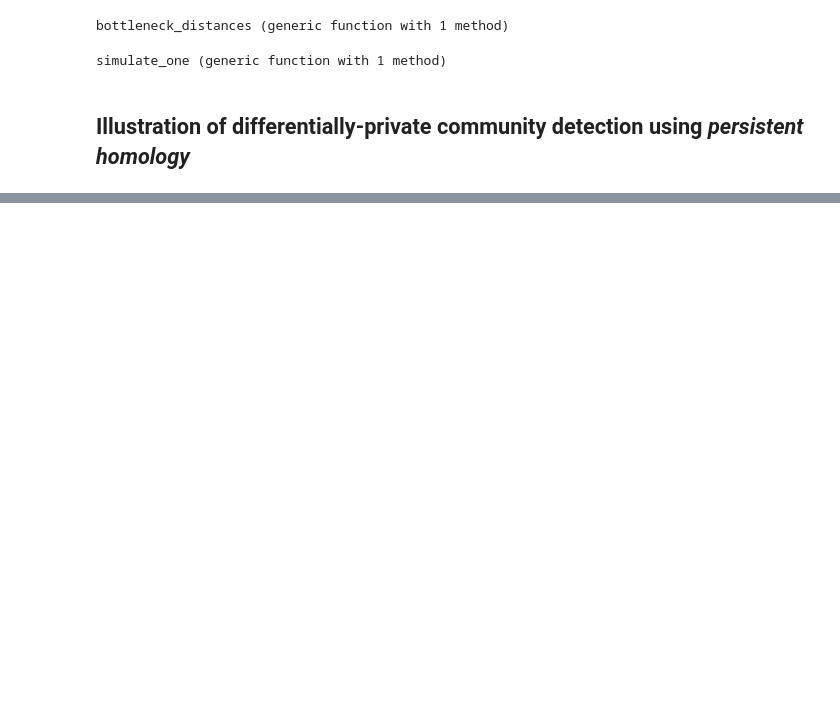
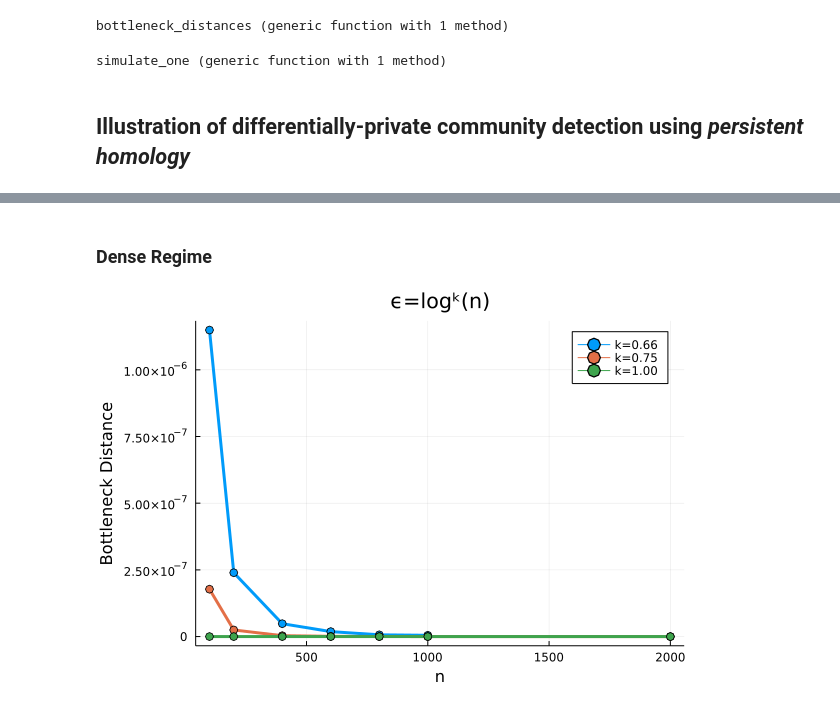
Before and after one commit to anonymous-fly/dp-rdpg, a Jupyter notebook: notebooks/sbm.ipynb, the cells around one changed output, grey strips where cells are left out. Cells and saved outputs as stored; diff of their text form; code cells hidden in the pictures; blank space fills up the shorter version.

```diff
--- a/notebooks/sbm.ipynb
+++ b/notebooks/sbm.ipynb
@@ -121,0 +128,2 @@ N = [100, 200, 400, 600, 800];
+# %% [markdown]
+### Dense Regime
@@ -121,0 +134,34 @@ N = [100, 200, 400, 600, 800];
+# %%
+results_dense = [zeros(repeats, n) for _ in 1:length(Ks)];
+
+prog = Progress(convert(Int, n * repeats * length(Ks)))
+
+Random.seed!(2022)
+for i in 1:n
+    for j in 1:repeats
+        A = generate_sbm_dense(N[i], clust, p, r)
+        for k in 1:length(Ks)
+
+            ϵn = 5 * log(N[i])^(Ks[k])
+            error = simulate_one(A, 0, ϵn, :eps)
+            results_dense[k][j, i] = error[1]
+            next!(prog)
+
+        end
+    end
+end
+# %%
+theme(:default)
+plt_dense = plot(title="ϵ=logᵏ(n)", xlabel="n", ylabel="Bottleneck Distance")
+for k in 1:length(Ks)
+    plot!(plt_dense, N,
+        mean(results_dense[k], dims=1)',
+        # ribbon=std(results_dense[k], dims=1),
+        marker=:o,
+        label="k=$(Ks_legend[k])",
+        lw=3, fillapha=0.01,
+    )
+end
+plt_dense
+# %% [output]
+[figure, added]
```
Also changed, not shown: parts of 10 cells of this notebook, 5 other files.
